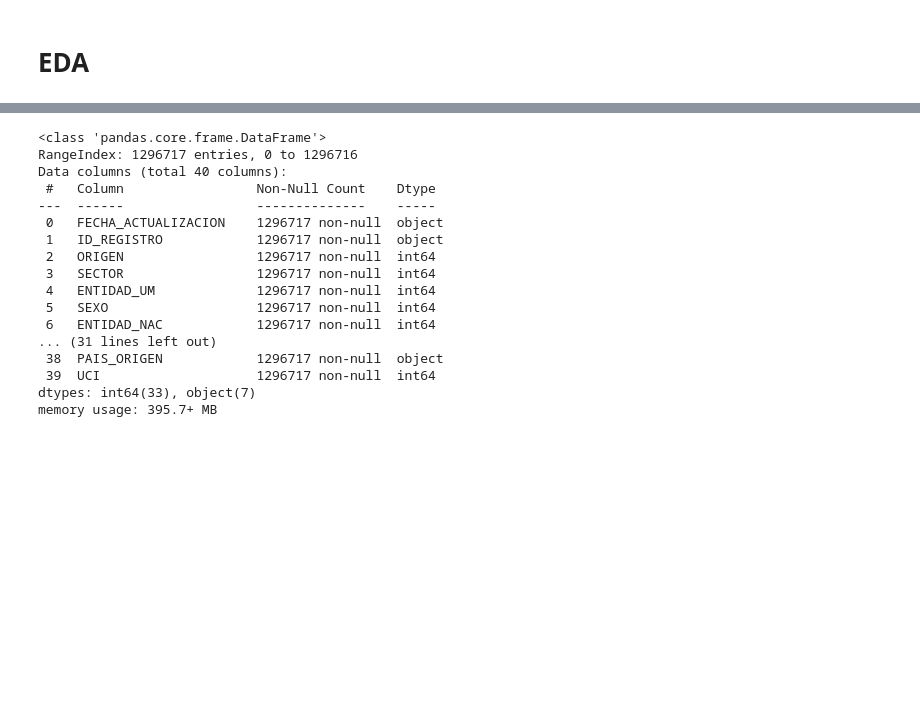
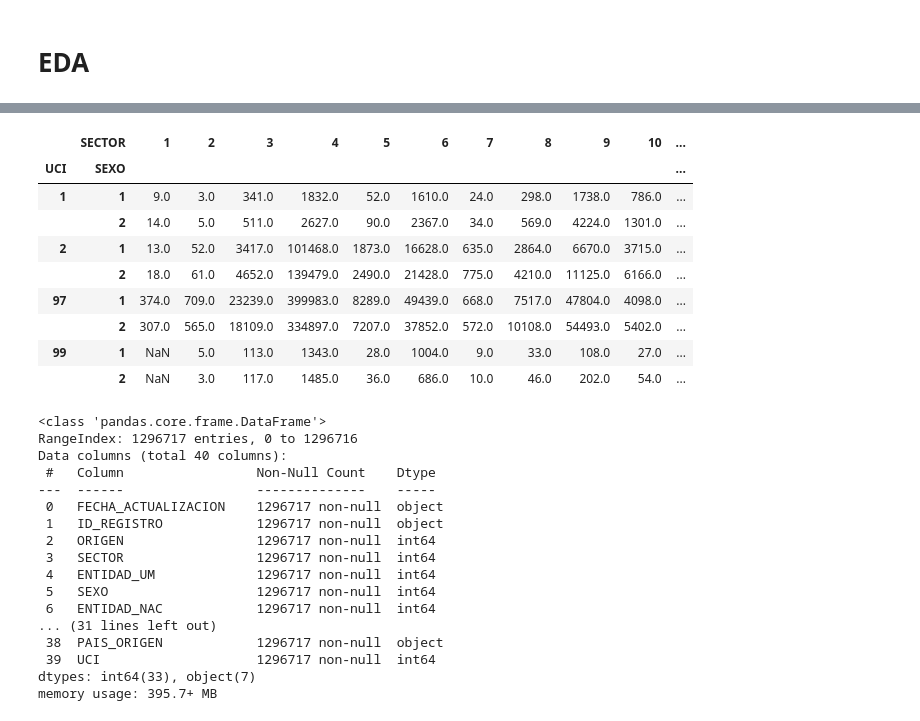
Before and after one commit to miguelzpresa/Covid-LATAM-Study, a Jupyter notebook: eda.ipynb, the cells around one changed output, grey strips where cells are left out. Cells and saved outputs as stored; diff of their text form; code cells hidden in the pictures; blank space fills up the shorter version.

```diff
--- a/eda.ipynb
+++ b/eda.ipynb
@@ -7,8 +12,9 @@ from sklearn.preprocessing import StandardScaler, LabelEncoder, OneHotEncoder
 # %%
-path = "./datasets/"
-f1 = "datos_abiertos_covid19.zip"
-f2 = "diccionario_datos_covid19.zip"
-with zipfile.ZipFile(path + f1,"r") as db:
+path = "./datasets/2020/"
+#f1 = "datos_abiertos_covid19.zip"
+#f2 = "diccionario_datos_covid19.zip"
+f3 =  "COVID19MEXICO2020.zip"
+with zipfile.ZipFile(path + f3,"r") as db:
     db.extractall(path)
 # %%
 os.listdir(path)
@@ -48,0 +84,2 @@ df.head(10)
+# %%
+df = pd.read_csv(path + "COVID19MEXICO2020.csv",dtype={38: str} )
@@ -49,3 +95,19 @@ df.head(10)
+# %%
+# cuidados intensivos
+df_uci = df.groupby(["UCI","SEXO","SECTOR"]).size().unstack()
+df_uci
+#df.UCI.value_counts()
+# %% [output]
+|  | SECTOR | 1 | 2 | 3 | 4 | 5 | 6 | 7 | 8 | 9 | 10 | ... |
+| UCI | SEXO |  |  |  |  |  |  |  |  |  |  | ... |
+| 1 | 1 | 9.0 | 3.0 | 341.0 | 1832.0 | 52.0 | 1610.0 | 24.0 | 298.0 | 1738.0 | 786.0 | ... |
+|  | 2 | 14.0 | 5.0 | 511.0 | 2627.0 | 90.0 | 2367.0 | 34.0 | 569.0 | 4224.0 | 1301.0 | ... |
+| 2 | 1 | 13.0 | 52.0 | 3417.0 | 101468.0 | 1873.0 | 16628.0 | 635.0 | 2864.0 | 6670.0 | 3715.0 | ... |
+|  | 2 | 18.0 | 61.0 | 4652.0 | 139479.0 | 2490.0 | 21428.0 | 775.0 | 4210.0 | 11125.0 | 6166.0 | ... |
+| 97 | 1 | 374.0 | 709.0 | 23239.0 | 399983.0 | 8289.0 | 49439.0 | 668.0 | 7517.0 | 47804.0 | 4098.0 | ... |
+|  | 2 | 307.0 | 565.0 | 18109.0 | 334897.0 | 7207.0 | 37852.0 | 572.0 | 10108.0 | 54493.0 | 5402.0 | ... |
+| 99 | 1 | NaN | 5.0 | 113.0 | 1343.0 | 28.0 | 1004.0 | 9.0 | 33.0 | 108.0 | 27.0 | ... |
+|  | 2 | NaN | 3.0 | 117.0 | 1485.0 | 36.0 | 686.0 | 10.0 | 46.0 | 202.0 | 54.0 | ... |
 # %%
 df.info()
 # %% [output]
```
Also changed, not shown: parts of 10 cells of this notebook.
